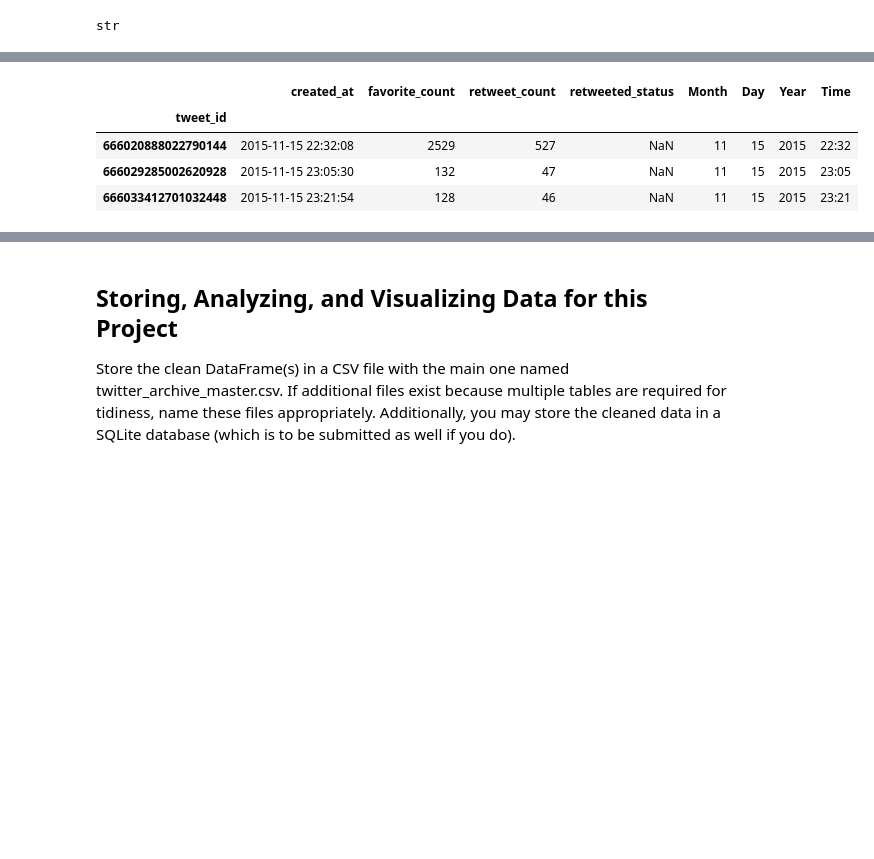
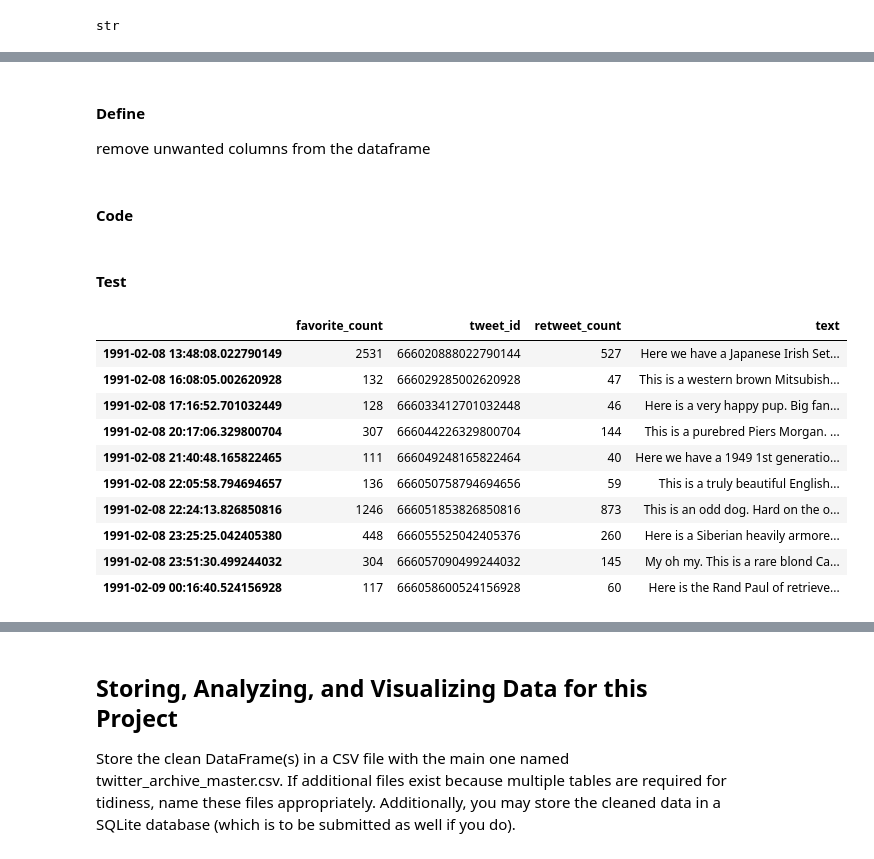
Before and after one commit to RedRock42/Udacity-DataAnalyticsNanodegree-Portfolio, a Jupyter notebook: P4.Wrangling & Analyzing Twitter Data/Wrangle Act.ipynb, the cells around one changed output, grey strips where cells are left out. Cells and saved outputs as stored; diff of their text form; code cells hidden in the pictures; blank space fills up the shorter version.

```diff
--- a/P4.Wrangling & Analyzing Twitter Data/Wrangle Act.ipynb
+++ b/P4.Wrangling & Analyzing Twitter Data/Wrangle Act.ipynb
@@ -343,0 +593,2 @@ tweet_df_clean.set_index('tweet_id',inplace=True)
+# %%
+tweet_df_clean.tweet_id = tweet_df_clean.tweet_id.astype(str)
@@ -356,22 +676,49 @@ memory usage: 91.8+ KB
-# %%
-# Use pd.to_datetime to convert the column from
-# strings to DateTime objects.
-tweet_df_clean['created_at'] = pd.to_datetime(tweet_df_clean['created_at'])
-
-# Now that the timestamp column are actually DateTime objects,
-# use .apply() to create 3 new columns called Hour, Day, Month,
-# and Year. You will create these columns based off of the timeStamp
-# column, reference the solutions if you get stuck on this step.
-
-tweet_df_clean['Month'] = tweet_df_clean['created_at'].apply(lambda time: time.strftime('%m'))
-tweet_df_clean['Day'] = tweet_df_clean['created_at'].apply(lambda time: time.strftime('%d'))
-tweet_df_clean['Year'] = tweet_df_clean['created_at'].apply(lambda time: time.strftime('%Y'))
-tweet_df_clean['Time'] = tweet_df_clean['created_at'].apply(lambda time: time.strftime('%H:%M'))
+# %% [markdown]
+#### Define
+
+remove unwanted columns from the dataframe
+# %% [markdown]
+#### Code
+# %%
+tweet_df_clean.drop(['contributors',
+                     'coordinates',
+                     'created_at',
+                     'entities',
+                     'extended_entities',
+                     'favorited',
+                     'geo',
+                     'id_str',
+                     'in_reply_to_screen_name',
+                     'in_reply_to_status_id',
+                     'in_reply_to_status_id_str',
+                     'in_reply_to_user_id',
+                     'in_reply_to_user_id_str',
+                     'is_quote_status',
+                     'lang',
+                     'place',
+                     'possibly_sensitive',
+                     'possibly_sensitive_appealable',
+                     'quoted_status',
+                     'quoted_status_id',
+                     'quoted_status_id_str',
+                     'retweeted',
+                     'retweeted_status',
+                     'source',
+                     'truncated',
+                     'user'], axis=1,inplace=True)
+# %% [markdown]
+#### Test
 # %%
-tweet_df_clean.head(3)
+tweet_df_clean.head(10)
 # %% [output]
-|  | created_at | favorite_count | retweet_count | retweeted_status | Month | Day | Year | Time |
-| tweet_id |  |  |  |  |  |  |  |  |
-| 666020888022790144 | 2015-11-15 22:32:08 | 2529 | 527 | NaN | 11 | 15 | 2015 | 22:32 |
-| 666029285002620928 | 2015-11-15 23:05:30 | 132 | 47 | NaN | 11 | 15 | 2015 | 23:05 |
-| 666033412701032448 | 2015-11-15 23:21:54 | 128 | 46 | NaN | 11 | 15 | 2015 | 23:21 |
+|  | favorite_count | tweet_id | retweet_count | text |
+| 1991-02-08 13:48:08.022790149 | 2531 | 666020888022790144 | 527 | Here we have a Japanese Irish Set... |
+| 1991-02-08 16:08:05.002620928 | 132 | 666029285002620928 | 47 | This is a western brown Mitsubish... |
+| 1991-02-08 17:16:52.701032449 | 128 | 666033412701032448 | 46 | Here is a very happy pup. Big fan... |
+| 1991-02-08 20:17:06.329800704 | 307 | 666044226329800704 | 144 | This is a purebred Piers Morgan. ... |
+| 1991-02-08 21:40:48.165822465 | 111 | 666049248165822464 | 40 | Here we have a 1949 1st generatio... |
+| 1991-02-08 22:05:58.794694657 | 136 | 666050758794694656 | 59 | This is a truly beautiful English... |
+| 1991-02-08 22:24:13.826850816 | 1246 | 666051853826850816 | 873 | This is an odd dog. Hard on the o... |
+| 1991-02-08 23:25:25.042405380 | 448 | 666055525042405376 | 260 | Here is a Siberian heavily armore... |
+| 1991-02-08 23:51:30.499244032 | 304 | 666057090499244032 | 145 | My oh my. This is a rare blond Ca... |
+| 1991-02-09 00:16:40.524156928 | 117 | 666058600524156928 | 60 | Here is the Rand Paul of retrieve... |
```
Also changed, not shown: parts of 185 cells of this notebook, 3 other files.
